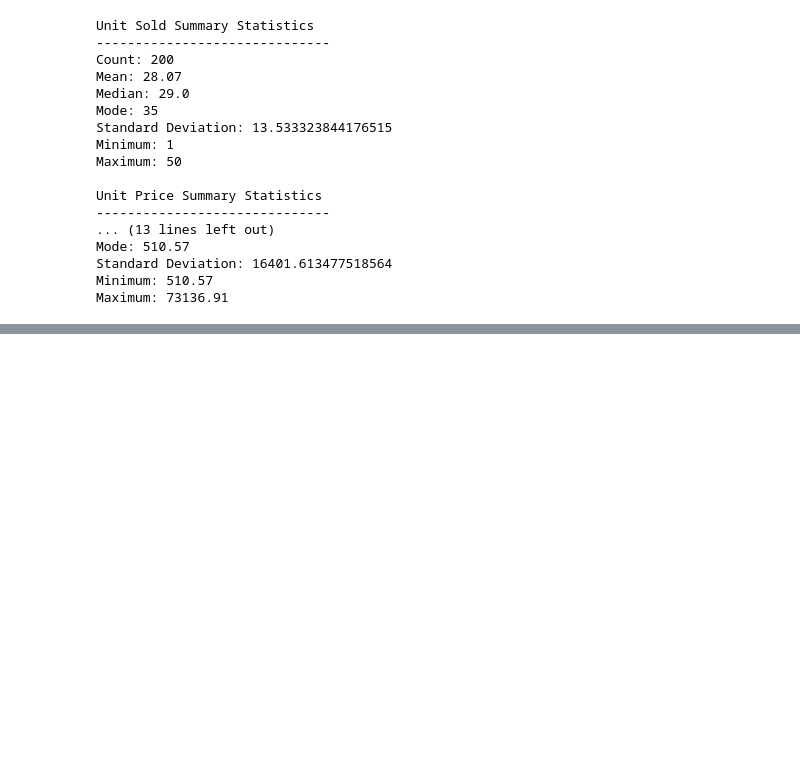
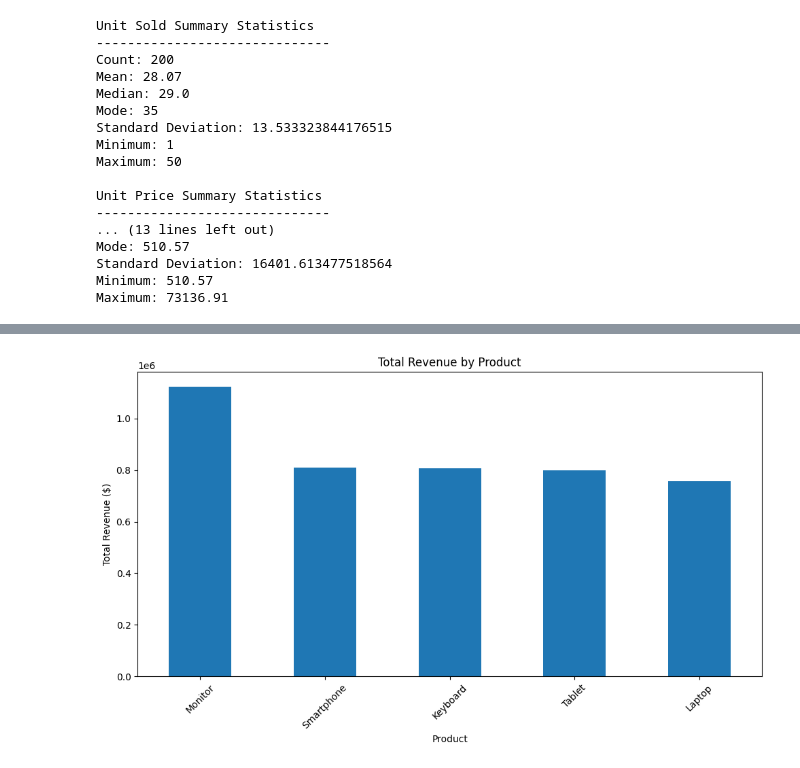
Before and after one commit to hawa1983/Capstone, a Jupyter notebook: MG628_Week5_Descriptive_Analytics__Assignment.ipynb, the cells around one changed output, grey strips where cells are left out. Drawn from its saved outputs; the diff is of its cells as text; code cells hidden in the pictures; blank space fills up the shorter version.

```diff
--- a/MG628_Week5_Descriptive_Analytics__Assignment.ipynb
+++ b/MG628_Week5_Descriptive_Analytics__Assignment.ipynb
@@ -401,0 +411,23 @@ In this assignment, you will analyze a hospital utilization dataset to calculate
+# %%
+import pandas as pd
+import matplotlib.pyplot as plt
+
+# Group Total Revenue by Product
+revenue_by_product = (
+    df.groupby("Product")["Total Revenue"]
+      .sum()
+      .sort_values(ascending=False)
+)
+
+# Create bar chart
+plt.figure(figsize=(10, 6))
+revenue_by_product.plot(kind="bar")
+
+plt.title("Total Revenue by Product")
+plt.xlabel("Product")
+plt.ylabel("Total Revenue ($)")
+plt.xticks(rotation=45)
+plt.tight_layout()
+plt.show()
+# %% [output]
+[figure, added]
```
Also changed, not shown: parts of 36 cells of this notebook.
